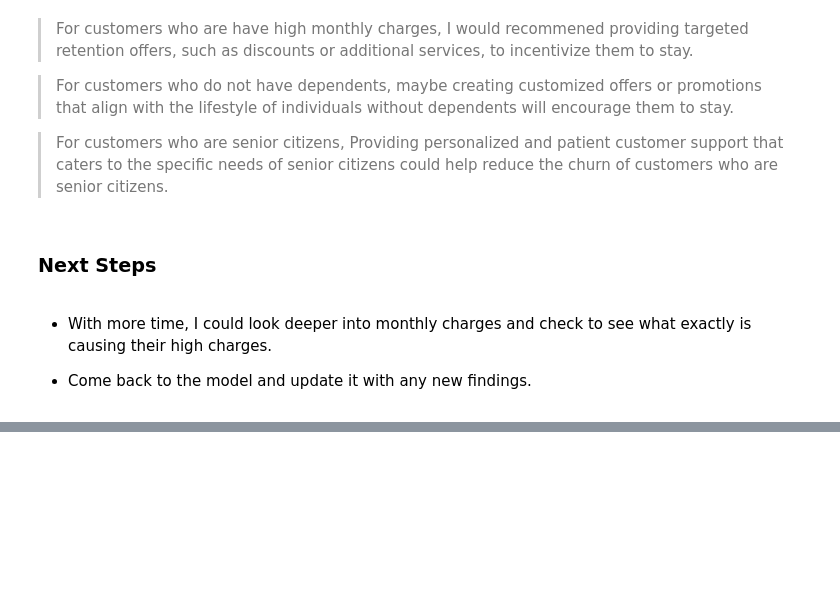
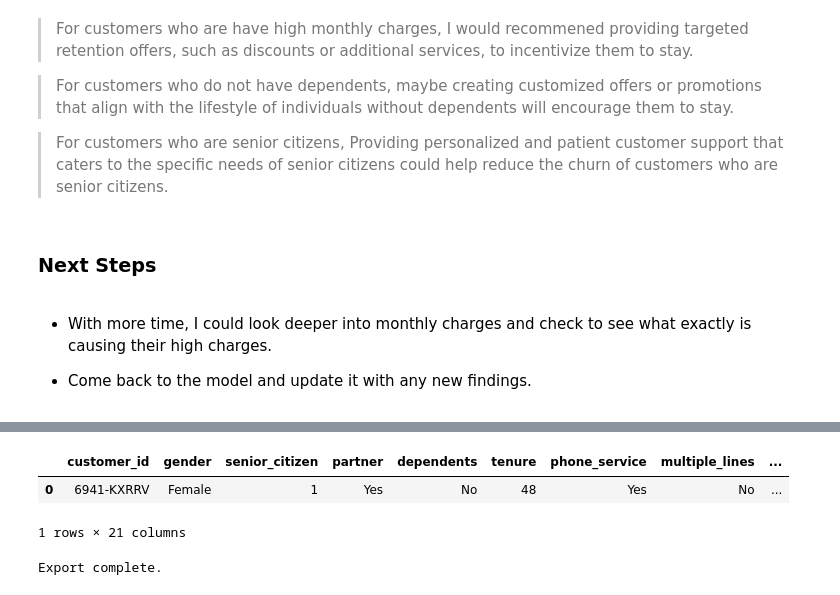
Before and after one commit to ricardo-benitez21/Classification_Project_Part1, a Jupyter notebook: not_final_notebook.ipynb, the cells around one changed output, grey strips where cells are left out. Saved outputs shown, nothing was run; the diff lists cells and outputs as text; code cells hidden in the pictures; blank space fills up the shorter version.

```diff
--- a/not_final_notebook.ipynb
+++ b/not_final_notebook.ipynb
@@ -643,0 +656,26 @@ The final model's score is 80%, which is higher than the baseline.
+# %%
+test.head(1)
+# %% [output]
+|  | customer_id | gender | senior_citizen | partner | dependents | tenure | phone_service | multiple_lines | ... |
+| 0 | 6941-KXRRV | Female | 1 | Yes | No | 48 | Yes | No | ... |
+1 rows × 21 columns
+# %%
+# Make predictions on the test set
+test_prob = rf.predict_proba(X_test)
+test_pred = rf.predict(X_test)
+
+# Round the probabilities to 2 decimal places
+rounded_test_prob = np.round(test_prob[:, 1], 2)
+
+# Create a DataFrame with predictions
+pred_df = pd.DataFrame({
+    'customer_id': test['customer_id'],
+    'probability_of_churn': rounded_test_prob,  # Assuming 1 is the index for the positive class
+    'prediction_of_churn': test_pred
+})
+
+# Save the predictions to a CSV file
+pred_df.to_csv('predictions.csv', index=False)
+print('Export complete.')
+# %% [output]
+Export complete.
```
Also changed, not shown: parts of 2 cells of this notebook.
